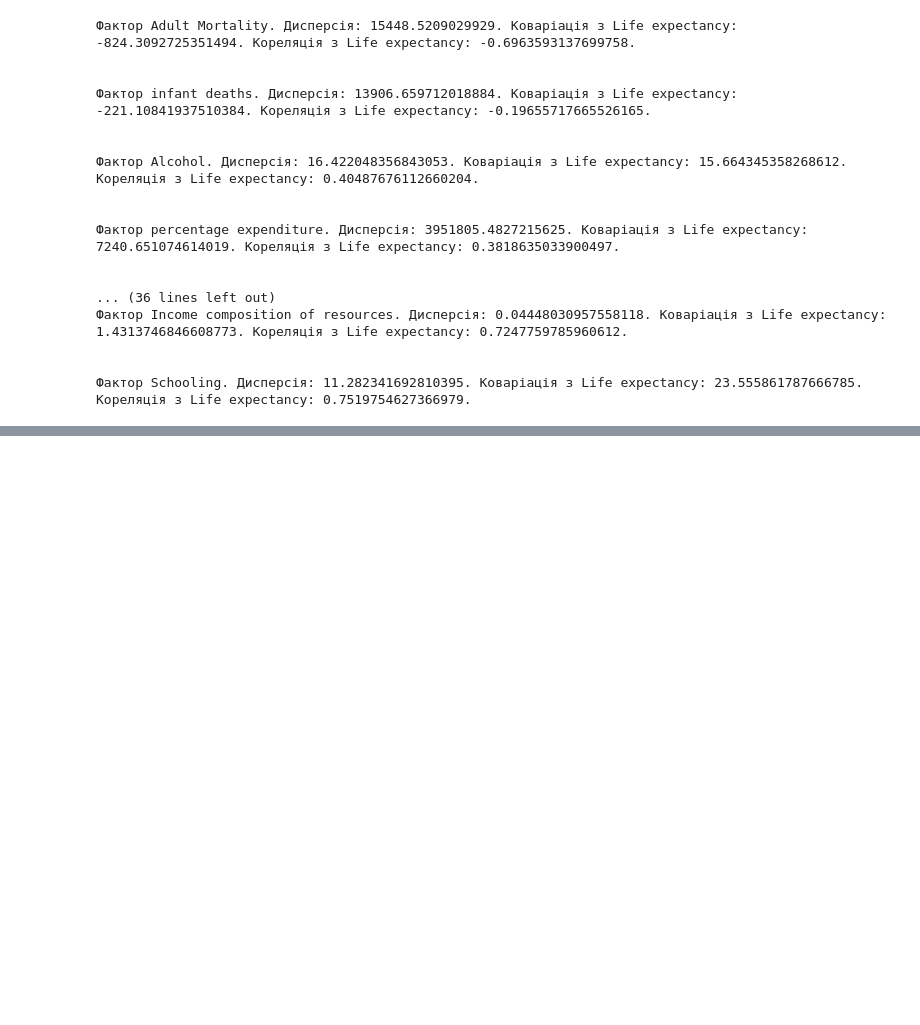
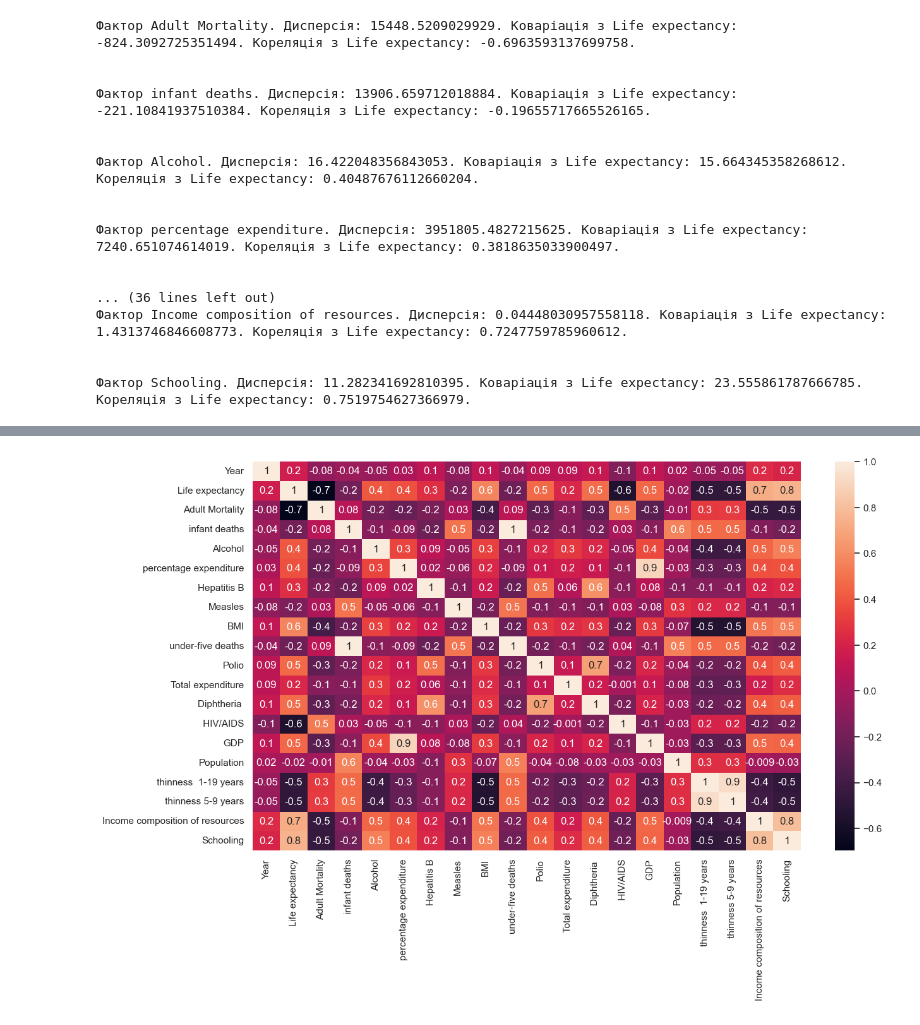
Before and after one commit to maksymzozuliak/IAD, a Jupyter notebook: LabWork3/LabWork3.ipynb, the cells around one changed output, grey strips where cells are left out. Cells and saved outputs as stored; diff of their text form; code cells hidden in the pictures; blank space fills up the shorter version.

```diff
--- a/LabWork3/LabWork3.ipynb
+++ b/LabWork3/LabWork3.ipynb
@@ -79,0 +118,7 @@ print(aggregated_data)
+# %%
+plt.figure(figsize=(14,8))
+sb.set_theme(style="white")
+pearson  = data.corr(numeric_only=True)
+heatmap = sb.heatmap(pearson , annot=True, fmt='.1g')
+# %% [output]
+[figure, added]
```
Also changed, not shown: parts of 4 cells of this notebook.
